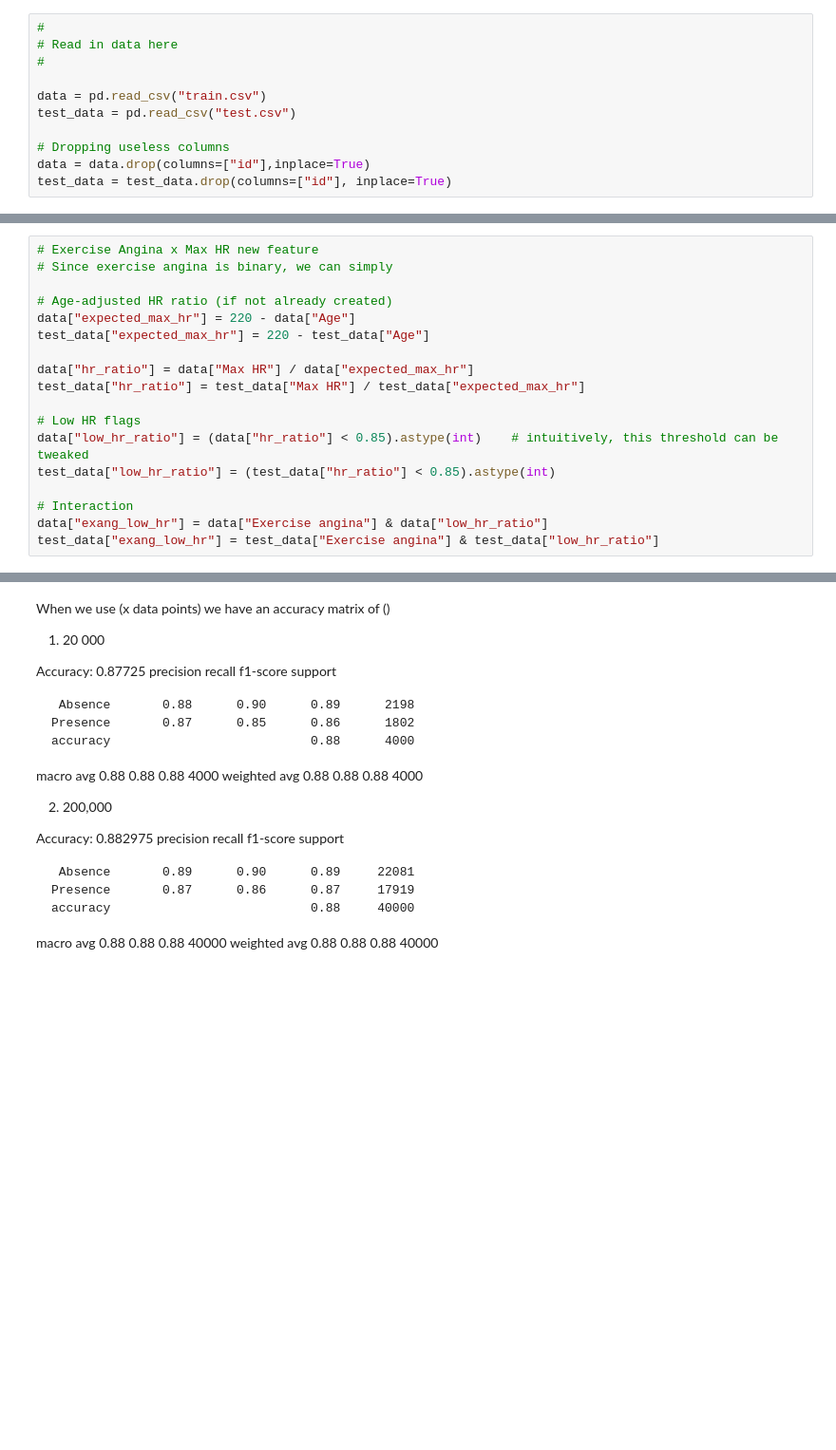
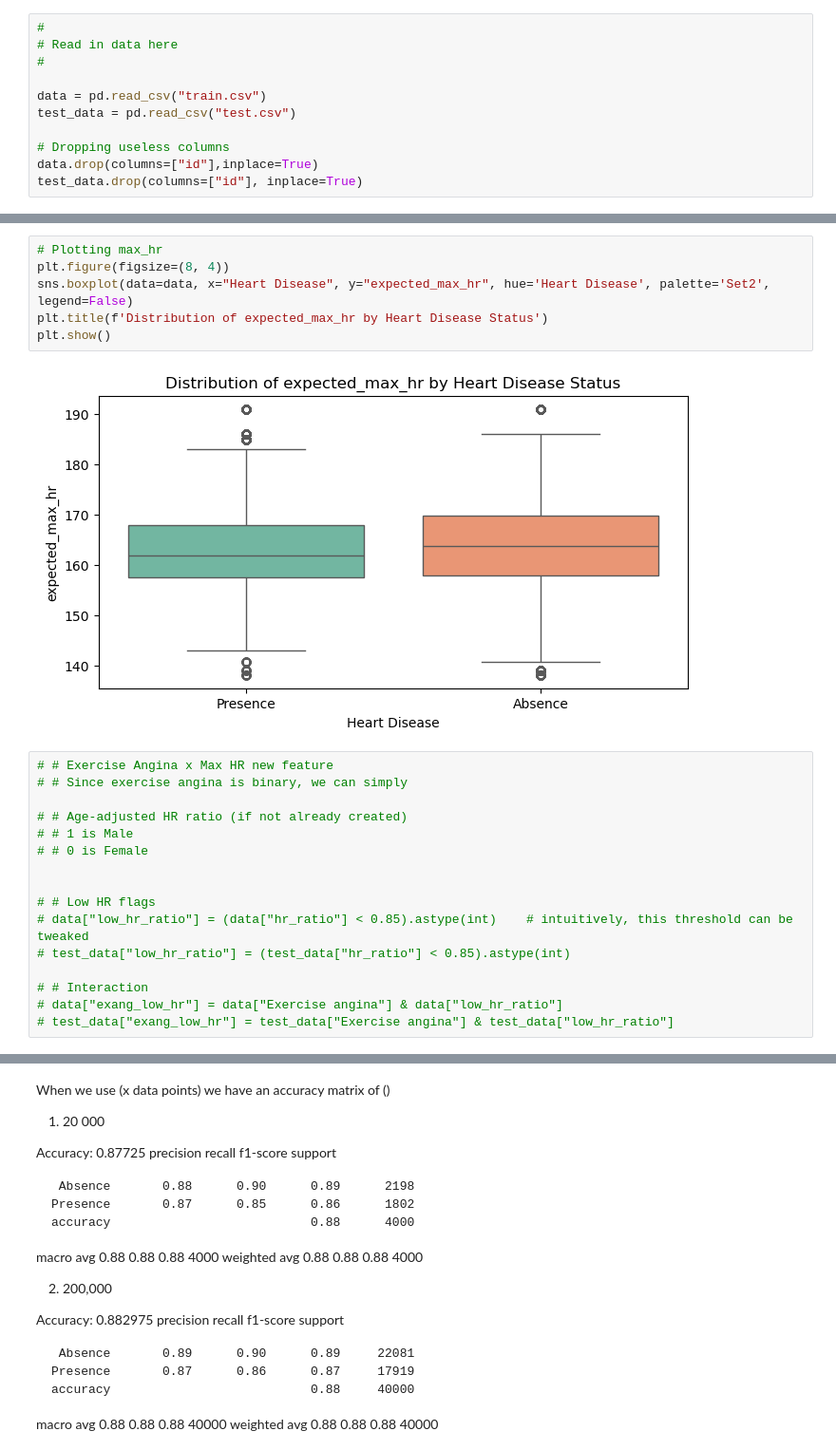
Before and after one commit to Spike-Chan-38/Predicting-Heart-Disease, a Jupyter notebook: Feature Engineering.ipynb, the cells around one changed output, grey strips where cells are left out. Shown at 95% size. Drawn from its saved outputs; the diff is of its cells as text; blank space fills up the shorter version.

```diff
--- a/Feature Engineering.ipynb
+++ b/Feature Engineering.ipynb
@@ -20,5 +29,5 @@ data = pd.read_csv("train.csv")
 test_data = pd.read_csv("test.csv")
 
 # Dropping useless columns
-data = data.drop(columns=["id"],inplace=True)
-test_data = test_data.drop(columns=["id"], inplace=True)
+data.drop(columns=["id"],inplace=True)
+test_data.drop(columns=["id"], inplace=True)
@@ -37,18 +81,24 @@ test_data["AgeBin"] = pd.cut(test_data["Age"], bins=age_bins, labels=age_labels,
+# %%
+# Plotting max_hr
+plt.figure(figsize=(8, 4))
+sns.boxplot(data=data, x="Heart Disease", y="expected_max_hr", hue='Heart Disease', palette='Set2', legend=False)
+plt.title(f'Distribution of expected_max_hr by Heart Disease Status')
+plt.show()
+# %% [output]
+[figure, added]
 # %%
-# Exercise Angina x Max HR new feature
-# Since exercise angina is binary, we can simply
+# # Exercise Angina x Max HR new feature
+# # Since exercise angina is binary, we can simply
 
-# Age-adjusted HR ratio (if not already created)
-data["expected_max_hr"] = 220 - data["Age"]
-test_data["expected_max_hr"] = 220 - test_data["Age"]
+# # Age-adjusted HR ratio (if not already created)
+# # 1 is Male
+# # 0 is Female
 
-data["hr_ratio"] = data["Max HR"] / data["expected_max_hr"]
-test_data["hr_ratio"] = test_data["Max HR"] / test_data["expected_max_hr"]
 
-# Low HR flags
-data["low_hr_ratio"] = (data["hr_ratio"] < 0.85).astype(int)    # intuitively, this threshold can be tweaked
-test_data["low_hr_ratio"] = (test_data["hr_ratio"] < 0.85).astype(int)
+# # Low HR flags
+# data["low_hr_ratio"] = (data["hr_ratio"] < 0.85).astype(int)    # intuitively, this threshold can be tweaked
+# test_data["low_hr_ratio"] = (test_data["hr_ratio"] < 0.85).astype(int)
 
-# Interaction
-data["exang_low_hr"] = data["Exercise angina"] & data["low_hr_ratio"]
-test_data["exang_low_hr"] = test_data["Exercise angina"] & test_data["low_hr_ratio"]
+# # Interaction
+# data["exang_low_hr"] = data["Exercise angina"] & data["low_hr_ratio"]
+# test_data["exang_low_hr"] = test_data["Exercise angina"] & test_data["low_hr_ratio"]
```
Also changed, not shown: parts of 26 cells of this notebook, 6 other files.
